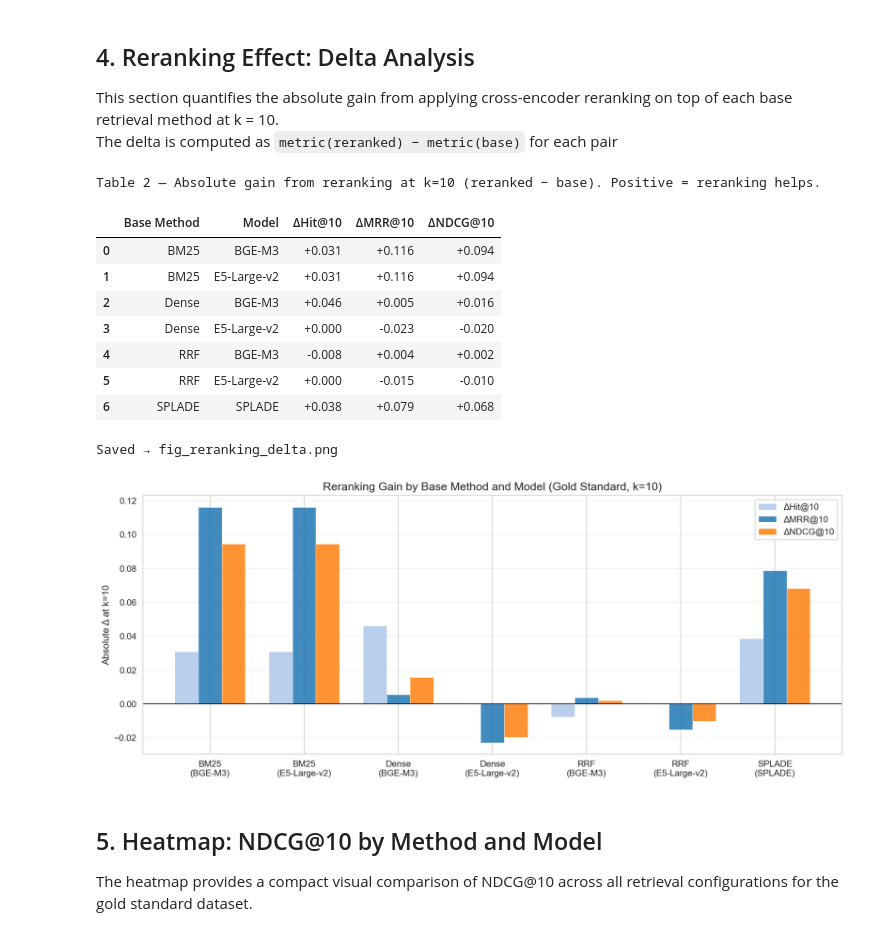
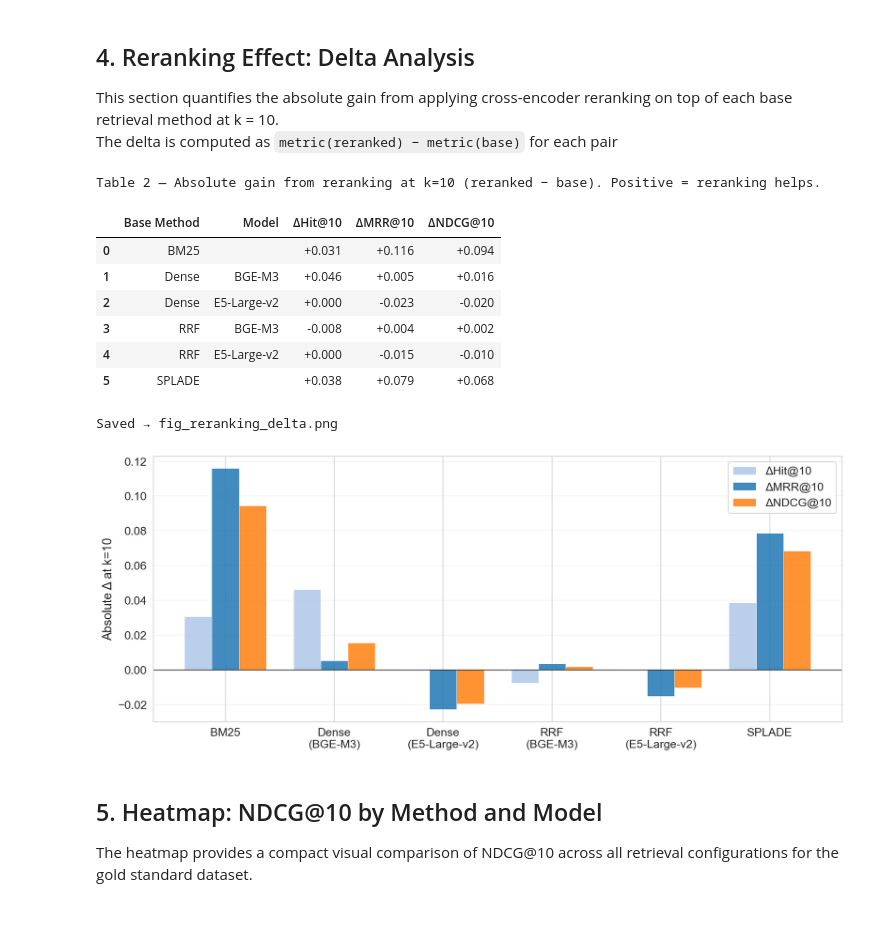
Before and after one commit to sarajose/RAG-for-Aligning-Greener-Electronics-Recommendations, a Jupyter notebook: retrieval_results.ipynb, the cells around one changed output. Drawn from its saved outputs; the diff is of its cells as text; code cells hidden in the pictures.

```diff
--- a/retrieval_results.ipynb
+++ b/retrieval_results.ipynb
@@ -22,12 +22,12 @@ from datetime import datetime
 plt.rcParams.update({
     'figure.dpi': 150,
     'savefig.dpi': 300,
-    'font.size': 11,
-    'axes.titlesize': 12,
-    'axes.labelsize': 11,
-    'legend.fontsize': 10,
-    'xtick.labelsize': 10,
-    'ytick.labelsize': 10,
+    'font.size': 13,
+    'axes.titlesize': 15,
+    'axes.labelsize': 14,
+    'legend.fontsize': 13,
+    'xtick.labelsize': 13,
+    'ytick.labelsize': 13,
     'figure.facecolor': 'white',
     'axes.facecolor': 'white',
 })
@@ -345,14 +356,16 @@ PAIRS = [('bm25', 'bm25_rerank'), ('dense', 'dense_rerank'), ('rrf', 'rrf_rerank
 
 delta_rows = []
 for base, reranked in PAIRS:
-    for model in ['bge-m3', 'e5-large-v2']:
+    # BM25 is model-independent: compute delta once, omit model label
+    models_to_use = ['bge-m3'] if base == 'bm25' else ['bge-m3', 'e5-large-v2']
+    for model in models_to_use:
         b = k10_gold[(k10_gold['method'] == base) & (k10_gold['model_key'] == model)]
         r = k10_gold[(k10_gold['method'] == reranked) & (k10_gold['model_key'] == model)]
         if b.empty or r.empty:
             continue
         delta_rows.append({
             'Base Method': METHOD_LABELS[base],
-            'Model':       MODEL_LABELS[model],
+            'Model':       '' if base == 'bm25' else MODEL_LABELS[model],
             'ΔHit@10':    float(r['hit_rate'].values[0] - b['hit_rate'].values[0]),
             'ΔMRR@10':    float(r['mrr'].values[0]      - b['mrr'].values[0]),
             'ΔNDCG@10':   float(r['ndcg'].values[0]     - b['ndcg'].values[0]),
@@ -360,13 +373,13 @@ for base, reranked in PAIRS:
 
 delta_df = pd.DataFrame(delta_rows)
 
-# Add SPLADE row
+# Add SPLADE row — model label omitted: only one SPLADE model, parenthetical adds nothing
 b_sp = k10_gold[(k10_gold['method'] == 'splade')        & (k10_gold['model_key'] == 'splade')]
 r_sp = k10_gold[(k10_gold['method'] == 'splade_rerank') & (k10_gold['model_key'] == 'splade')]
 if not b_sp.empty and not r_sp.empty:
     delta_rows.append({
         'Base Method': 'SPLADE',
-        'Model':       'SPLADE',
+        'Model':       '',
         'ΔHit@10':    float(r_sp['hit_rate'].values[0] - b_sp['hit_rate'].values[0]),
         'ΔMRR@10':    float(r_sp['mrr'].values[0]      - b_sp['mrr'].values[0]),
         'ΔNDCG@10':   float(r_sp['ndcg'].values[0]     - b_sp['ndcg'].values[0]),
@@ -382,53 +395,57 @@ styled_delta = (
 )
 display(styled_delta)
 
-# Bar chart: original grouped structure, metric colours from the global palette
+# Bar chart
 melt = delta_df.melt(
     id_vars=['Base Method', 'Model'],
     value_vars=['ΔHit@10', 'ΔMRR@10', 'ΔNDCG@10'],
     var_name='Metric', value_name='Delta',
 )
-melt['Config'] = melt['Base Method'] + '\n(' + melt['Model'] + ')'
+# BM25 and SPLADE have no model label; Dense and RRF show "(Model)"
+melt['Config'] = melt.apply(
+    lambda r: r['Base Method'] if not r['Model'] else r['Base Method'] + '\n(' + r['Model'] + ')',
+    axis=1
+)
 
 fig, ax = plt.subplots(figsize=(12, 5))
 configs = melt['Config'].unique()
 x = np.arange(len(configs))
 width = 0.25
 metric_colors = {
-    'ΔHit@10':  '#aec7e8',  # light blue
-    'ΔMRR@10':  '#1f77b4',  # dark blue
-    'ΔNDCG@10': '#ff7f0e',  # orange
+    'ΔHit@10':  '#aec7e8',
+    'ΔMRR@10':  '#1f77b4',
+    'ΔNDCG@10': '#ff7f0e',
 }
 
 for i, metric in enumerate(['ΔHit@10', 'ΔMRR@10', 'ΔNDCG@10']):
     vals = [melt[(melt['Config'] == c) & (melt['Metric'] == metric)]['Delta'].values[0]
             if not melt[(melt['Config'] == c) & (melt['Metric'] == metric)].empty else 0
             for c in configs]
     ax.bar(x + (i - 1) * width, vals, width, label=metric,
            color=metric_colors[metric], alpha=0.85, edgecolor='white', linewidth=0.5)
 
 ax.axhline(0, color='black', linewidth=0.8)
 ax.set_xticks(x)
-ax.set_xticklabels(configs, fontsize=10)
-ax.set_ylabel('Absolute Δ at k=10', fontsize=11)
-ax.set_title('Reranking Gain by Base Method and Model (Gold Standard, k=10)', fontsize=13)
-ax.legend(fontsize=10)
+ax.set_xticklabels(configs, fontsize=13)
+ax.set_ylabel('Absolute Δ at k=10', fontsize=14)
+#ax.set_title('Reranking Gain by Base Method and Model (Gold Standard, k=10)', fontsize=13)
+ax.legend(fontsize=13)
 ax.yaxis.grid(True, alpha=0.3)
+ax.tick_params(axis='y', labelsize=13)
 plt.tight_layout()
 savefig('fig_reranking_delta.png')
 plt.show()
 # %% [output]
 Table 2 — Absolute gain from reranking at k=10 (reranked − base). Positive = reranking helps.
 |  | Base Method | Model | ΔHit@10 | ΔMRR@10 | ΔNDCG@10 |
-| 0 | BM25 | BGE-M3 | +0.031 | +0.116 | +0.094 |
-| 1 | BM25 | E5-Large-v2 | +0.031 | +0.116 | +0.094 |
-| 2 | Dense | BGE-M3 | +0.046 | +0.005 | +0.016 |
-| 3 | Dense | E5-Large-v2 | +0.000 | -0.023 | -0.020 |
-| 4 | RRF | BGE-M3 | -0.008 | +0.004 | +0.002 |
-| 5 | RRF | E5-Large-v2 | +0.000 | -0.015 | -0.010 |
-| 6 | SPLADE | SPLADE | +0.038 | +0.079 | +0.068 |
+| 0 | BM25 |  | +0.031 | +0.116 | +0.094 |
+| 1 | Dense | BGE-M3 | +0.046 | +0.005 | +0.016 |
+| 2 | Dense | E5-Large-v2 | +0.000 | -0.023 | -0.020 |
+| 3 | RRF | BGE-M3 | -0.008 | +0.004 | +0.002 |
+| 4 | RRF | E5-Large-v2 | +0.000 | -0.015 | -0.010 |
+| 5 | SPLADE |  | +0.038 | +0.079 | +0.068 |
 Saved → fig_reranking_delta.png
-[figure, old version]
+[figure, new version]
 # %% [markdown]
 
 ## 5. Heatmap: NDCG@10 by Method and Model
```
Also changed, not shown: parts of 6 cells of this notebook.
